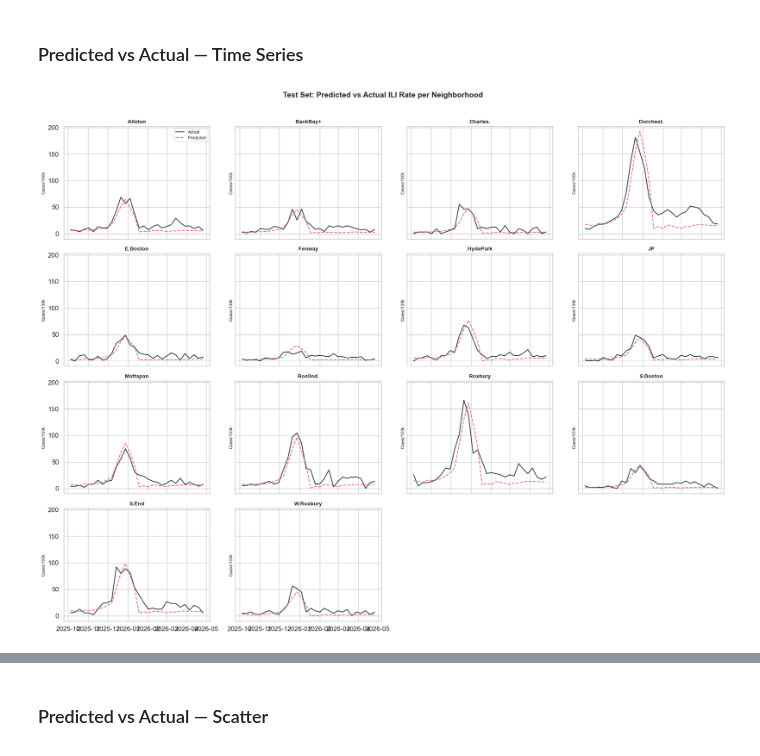
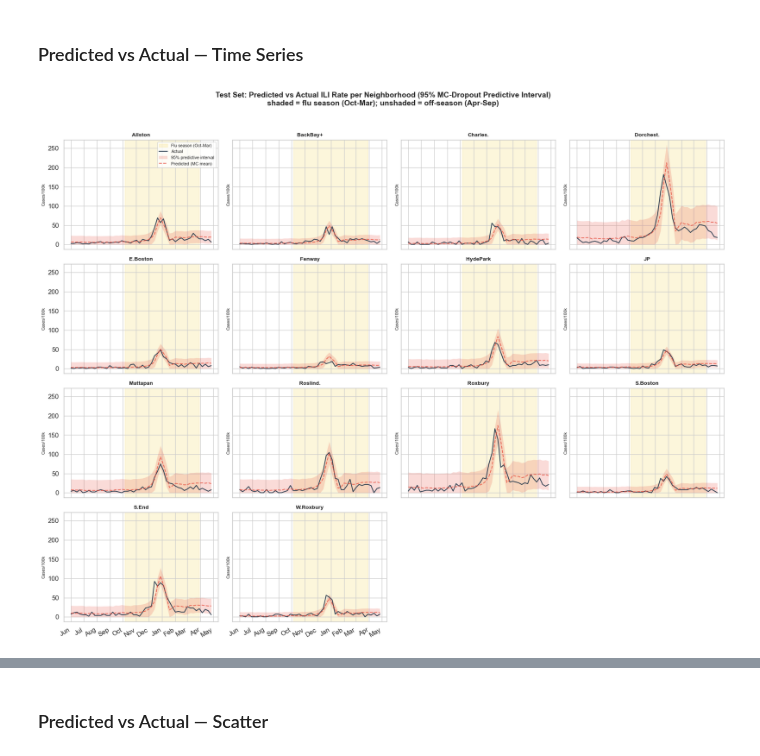
Before and after one commit to CodeMateo15/GNN-Influenza-Boston, a Jupyter notebook: Code/Boston_Influenza_GNN_PostCovid.ipynb, the cells around one changed output, grey strips where cells are left out. Saved outputs shown, nothing was run; the diff lists cells and outputs as text; code cells hidden in the pictures.

```diff
--- a/Code/Boston_Influenza_GNN_PostCovid.ipynb
+++ b/Code/Boston_Influenza_GNN_PostCovid.ipynb
@@ -100,9 +101,10 @@ Flip the booleans below to include/exclude features from the model. `EXCLUDE_COV
 USE_WASTEWATER    = False  # 4 wastewater lag features per node
 USE_WEATHER       = True   # 6 weather features per node
 USE_DEMOGRAPHICS  = True   # 8 static demographic features per node
+USE_VACC_NBR      = False  # default OFF: ablation shows it helps only the geo-only model, hurts CorrBinary/MultiEdge (see EDGES_AND_NODES_NOTES.txt). Toggle to re-enable.
 
 # Global (city-wide) covariates — each independently toggleable
-USE_VACCINATION   = True
+USE_VACCINATION   = False
 USE_ILI_COUNT     = True
 USE_ED_COUNT      = True
 USE_ILI_ED_PERC   = True
@@ -135,12 +137,12 @@ for name, val in [
     print(f"  {name:20s} = {val}")
 
 # ============================================================
-# TEST WINDOW — fixed evaluation period (2025-26 flu season).
+# TEST WINDOW — fixed evaluation period (full year: 2025 off-season + 2025-26 flu season).
 # Test set = samples whose target week falls in [TEST_START_DATE, TEST_END_DATE].
 # Val set  = chronologically last 15% of remaining samples (just before test).
 # Train    = everything else.
 # ============================================================
-TEST_START_DATE = '2025-10-01'
+TEST_START_DATE = '2025-05-31'   # one full year back from end date: off-season (summer) + flu season
 TEST_END_DATE   = '2026-05-31'
 print(f"TEST window  = {TEST_START_DATE} -> {TEST_END_DATE}")
 # %% [output]
@@ -1308,6 +1415,11 @@ train_samples = [samples[i] for i in train_idx]
 val_samples   = [samples[i] for i in val_idx]
 test_samples  = [samples[i] for i in test_idx]
 
+# Anchors (flu_norm[t]) aligned to each split, for delta -> level reconstruction
+train_anchors = [sample_anchors[i] for i in train_idx]
+val_anchors   = [sample_anchors[i] for i in val_idx]
+test_anchors  = [sample_anchors[i] for i in test_idx]
+
 print(f"Test window: {TEST_START_DATE} -> {TEST_END_DATE}")
 print(f"  Test target dates: {sample_dates[test_idx[0]].date()} -> {sample_dates[test_idx[-1]].date()}")
 if val_idx:
@@ -1698,26 +1933,52 @@ Per-horizon breakdown:
 # %%
 fig, axes = plt.subplots(4, 4, figsize=(18, 14), sharex=True, sharey=True)
 axes_flat = axes.flatten()
 
 # Test set x-axis = actual target dates from the date-anchored split
 test_weeks_idx = [sample_dates[i] for i in test_idx]
 
+# --- Flu-season shading spans (Oct-Mar) from the test target dates ---
+FLU_MONTHS = {10, 11, 12, 1, 2, 3}
+_dts = [pd.Timestamp(d) for d in test_weeks_idx]
+_isflu = [d.month in FLU_MONTHS for d in _dts]
+flu_spans = []
+_k = 0
+while _k < len(_dts):
+    if _isflu[_k]:
+        _j = _k
+        while _j + 1 < len(_dts) and _isflu[_j + 1]:
+            _j += 1
+        flu_spans.append((_dts[_k], _dts[_j])); _k = _j + 1
+    else:
+        _k += 1
+
 for i in range(N_NEIGH):
     ax = axes_flat[i]
+    for _si, (_s, _e) in enumerate(flu_spans):                 # shade flu season
+        ax.axvspan(_s, _e, color='#f1c40f', alpha=0.15, zorder=0,
+                   label='Flu season (Oct-Mar)' if (i == 0 and _si == 0) else None)
     ax.plot(test_weeks_idx, targets_arr[:, i], label='Actual', color='#2c3e50', linewidth=1.5)
-    ax.plot(test_weeks_idx, preds_arr[:, i], label='Predicted', color='#e74c3c',
+    ax.fill_between(test_weeks_idx, preds_lower_arr[:, i], preds_upper_arr[:, i],
+                    color='#e74c3c', alpha=0.2, linewidth=0, label='95% predictive interval')
+    ax.plot(test_weeks_idx, preds_arr[:, i], label='Predicted (MC mean)', color='#e74c3c',
             linewidth=1.5, linestyle='--', alpha=0.8)
     ax.set_title(SHORT_NAMES[i], fontsize=10, fontweight='bold')
     ax.set_ylabel('Cases/100k', fontsize=8)
     if i == 0:
         ax.legend(fontsize=8)
 
 for i in range(N_NEIGH, len(axes_flat)):
     axes_flat[i].axis('off')
 
-plt.suptitle('Test Set: Predicted vs Actual ILI Rate per Neighborhood',
-             fontsize=14, fontweight='bold', y=1.01)
+for ax in axes_flat[:N_NEIGH]:
+    ax.xaxis.set_major_locator(mdates.MonthLocator(interval=1))
+    ax.xaxis.set_major_formatter(mdates.DateFormatter('%b'))
+
+plt.gcf().autofmt_xdate()
+plt.suptitle('Test Set: Predicted vs Actual ILI Rate per Neighborhood (95% MC-Dropout Predictive Interval)\n'
+             'shaded = flu season (Oct-Mar); unshaded = off-season (Apr-Sep)',
+             fontsize=14, fontweight='bold', y=1.02)
 plt.tight_layout()
 plt.show()
 # %% [output]
-[figure, old version]
+[figure, new version]
```
Also changed, not shown: parts of 21 cells of this notebook, 27 other files.
